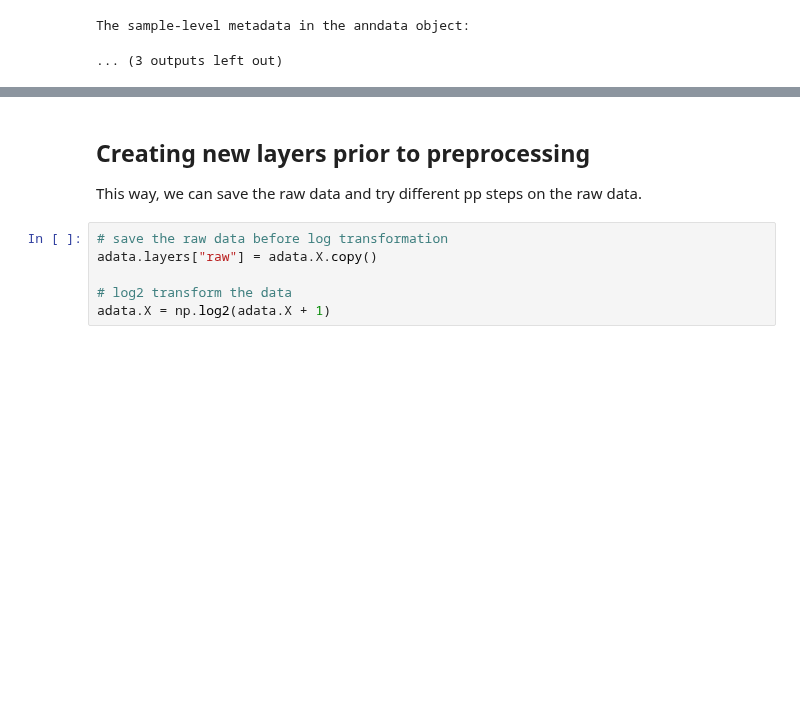
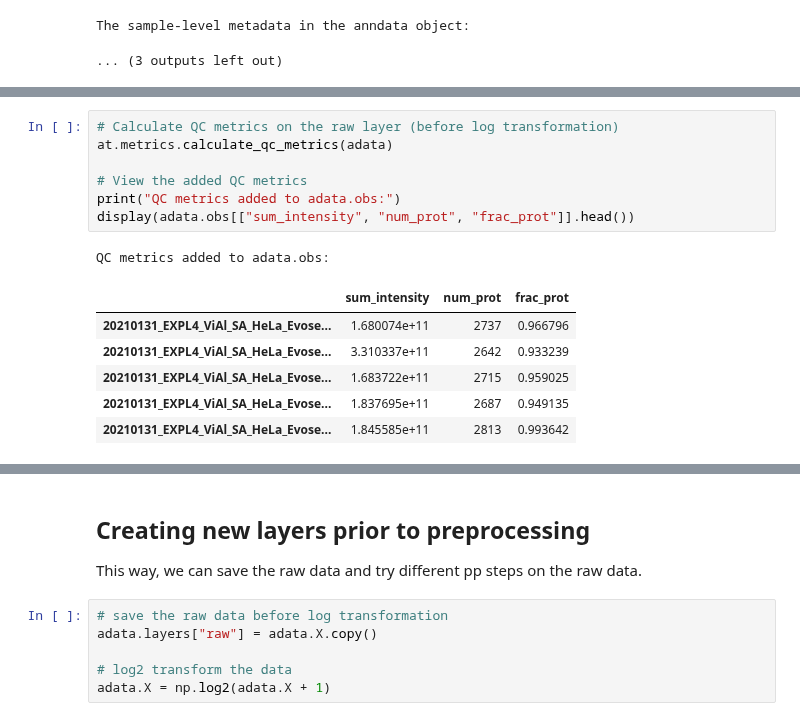
Before and after one commit to MannLabs/alphapepttools, a Jupyter notebook: docs/notebooks/tutorials/tutorial_03_basic_PCA_workflow.ipynb, the cells around one changed output, grey strips where cells are left out. Saved outputs shown, nothing was run; the diff lists cells and outputs as text; blank space fills up the shorter version.

```diff
--- a/docs/notebooks/tutorials/tutorial_03_basic_PCA_workflow.ipynb
+++ b/docs/notebooks/tutorials/tutorial_03_basic_PCA_workflow.ipynb
@@ -121,0 +126,15 @@ The sample-level metadata in the anndata object:
+# %%
+# Calculate QC metrics on the raw layer (before log transformation)
+at.metrics.calculate_qc_metrics(adata)
+
+# View the added QC metrics
+print("QC metrics added to adata.obs:")
+display(adata.obs[["sum_intensity", "num_prot", "frac_prot"]].head())
+# %% [output]
+QC metrics added to adata.obs:
+|  | sum_intensity | num_prot | frac_prot |
+| 20210131_EXPL4_ViAl_SA_HeLa_Evose... | 1.680074e+11 | 2737 | 0.966796 |
+| 20210131_EXPL4_ViAl_SA_HeLa_Evose... | 3.310337e+11 | 2642 | 0.933239 |
+| 20210131_EXPL4_ViAl_SA_HeLa_Evose... | 1.683722e+11 | 2715 | 0.959025 |
+| 20210131_EXPL4_ViAl_SA_HeLa_Evose... | 1.837695e+11 | 2687 | 0.949135 |
+| 20210131_EXPL4_ViAl_SA_HeLa_Evose... | 1.845585e+11 | 2813 | 0.993642 |
```
Also changed, not shown: parts of 13 cells of this notebook, 1 other file.
